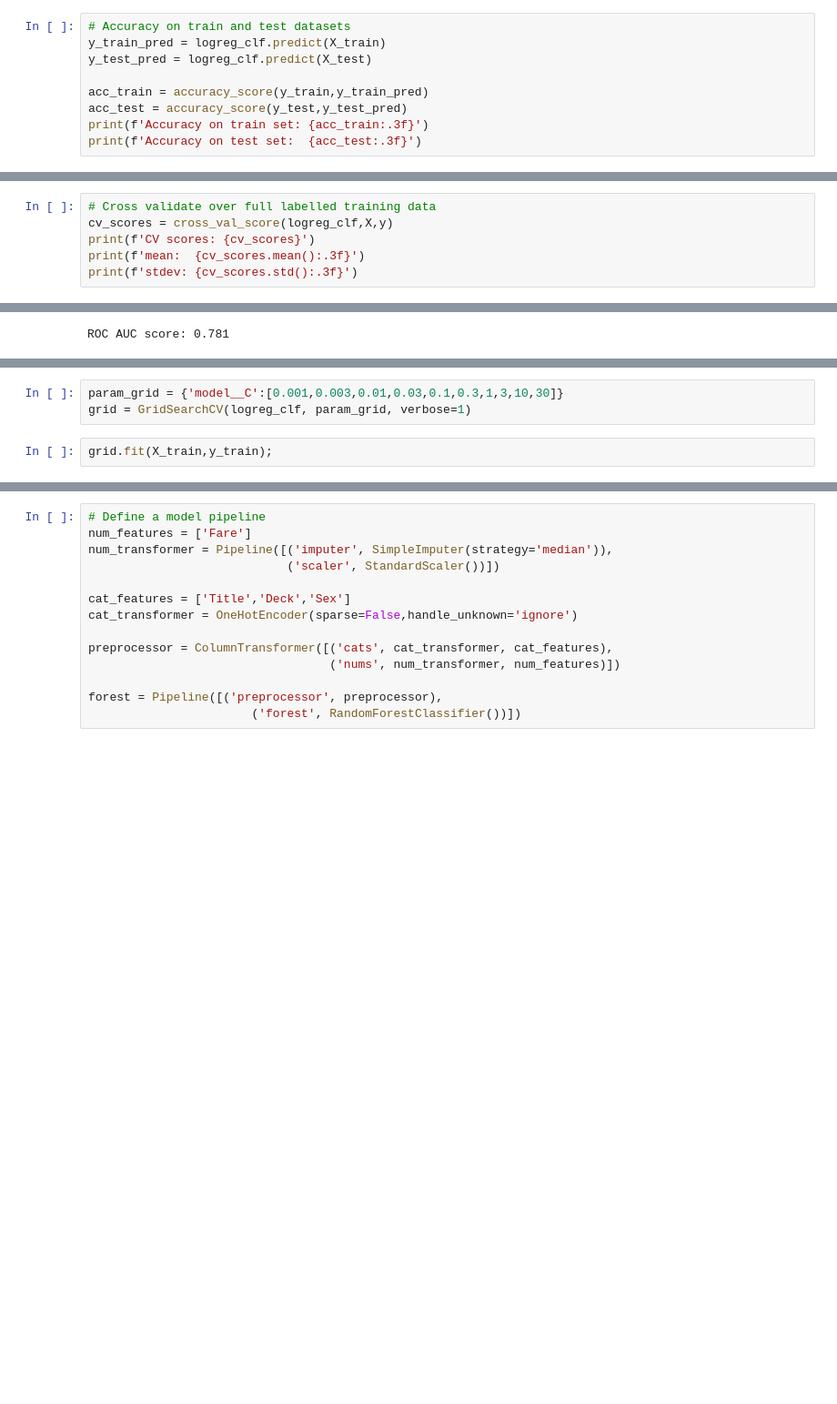
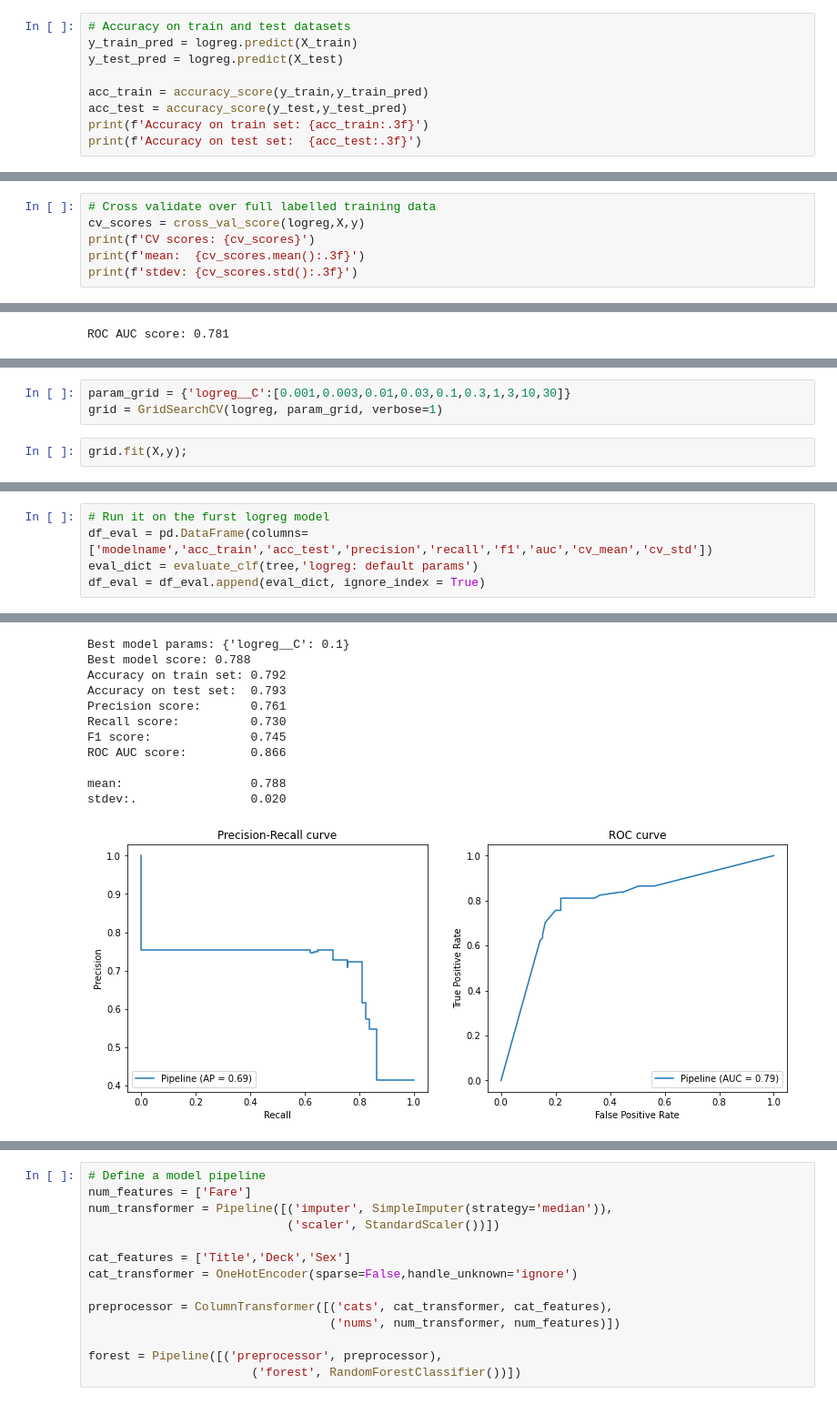
Before and after one commit to adin786/ad-titanic, a Jupyter notebook: titanic.ipynb, the cells around one changed output, grey strips where cells are left out. Shown at 91% size. Cells and saved outputs as stored; diff of their text form; blank space fills up the shorter version.

```diff
--- a/titanic.ipynb
+++ b/titanic.ipynb
@@ -669,8 +669,8 @@ time to fit model: 0.045 sec
 ### Accuracy
 # %%
 # Accuracy on train and test datasets
-y_train_pred = logreg_clf.predict(X_train)
-y_test_pred = logreg_clf.predict(X_test)
+y_train_pred = logreg.predict(X_train)
+y_test_pred = logreg.predict(X_test)
 
 acc_train = accuracy_score(y_train,y_train_pred)
 acc_test = accuracy_score(y_test,y_test_pred)
@@ -684,7 +684,7 @@ Accuracy on test set:  0.788
 Get an indication of if model is overfitting or not.
 # %%
 # Cross validate over full labelled training data
-cv_scores = cross_val_score(logreg_clf,X,y)
+cv_scores = cross_val_score(logreg,X,y)
 print(f'CV scores: {cv_scores}')
 print(f'mean:  {cv_scores.mean():.3f}')
 print(f'stdev: {cv_scores.std():.3f}')
@@ -757,8 +753,8 @@ stdev: 0.014
 # %%
-param_grid = {'model__C':[0.001,0.003,0.01,0.03,0.1,0.3,1,3,10,30]}
-grid = GridSearchCV(logreg_clf, param_grid, verbose=1)
+param_grid = {'logreg__C':[0.001,0.003,0.01,0.03,0.1,0.3,1,3,10,30]}
+grid = GridSearchCV(logreg, param_grid, verbose=1)
 # %%
-grid.fit(X_train,y_train);
+grid.fit(X,y);
 # %% [output]
 Fitting 5 folds for each of 10 candidates, totalling 50 fits
 [Parallel(n_jobs=1)]: Using backend SequentialBackend with 1 concurrent workers.
@@ -771,0 +824,6 @@ Best model score: 0.792
+# %%
+# Run it on the furst logreg model
+df_eval = pd.DataFrame(columns=['modelname','acc_train','acc_test','precision','recall','f1','auc','cv_mean','cv_std'])
+eval_dict = evaluate_clf(tree,'logreg: default params')
+df_eval = df_eval.append(eval_dict, ignore_index = True)
+# %% [output]
@@ -771,0 +842,12 @@ Best model score: 0.792
+Best model params: {'logreg__C': 0.1}
+Best model score: 0.788
+Accuracy on train set: 0.792
+Accuracy on test set:  0.793
+Precision score:       0.761
+Recall score:          0.730
+F1 score:              0.745
+ROC AUC score:         0.866
+
+mean:                  0.788
+stdev:.                0.020
+[figure, added]
```
Also changed, not shown: parts of 40 cells of this notebook.
